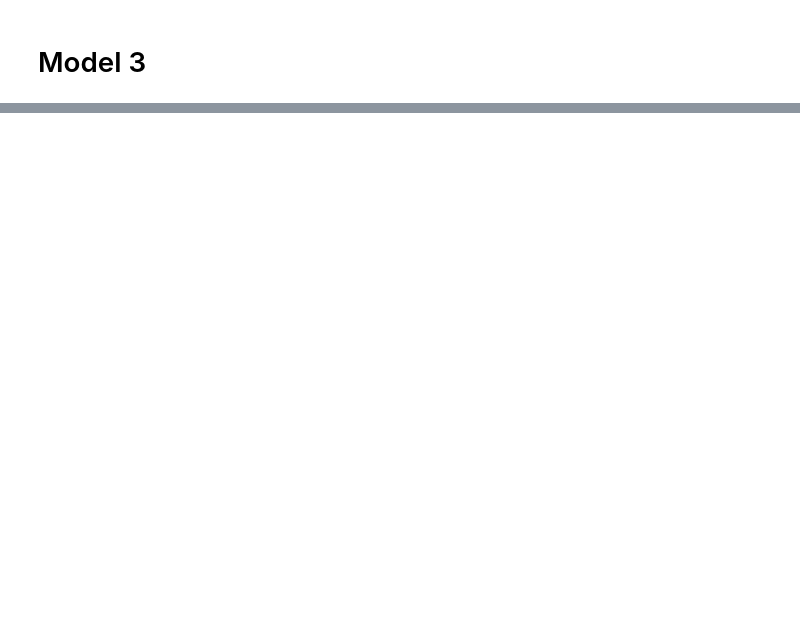
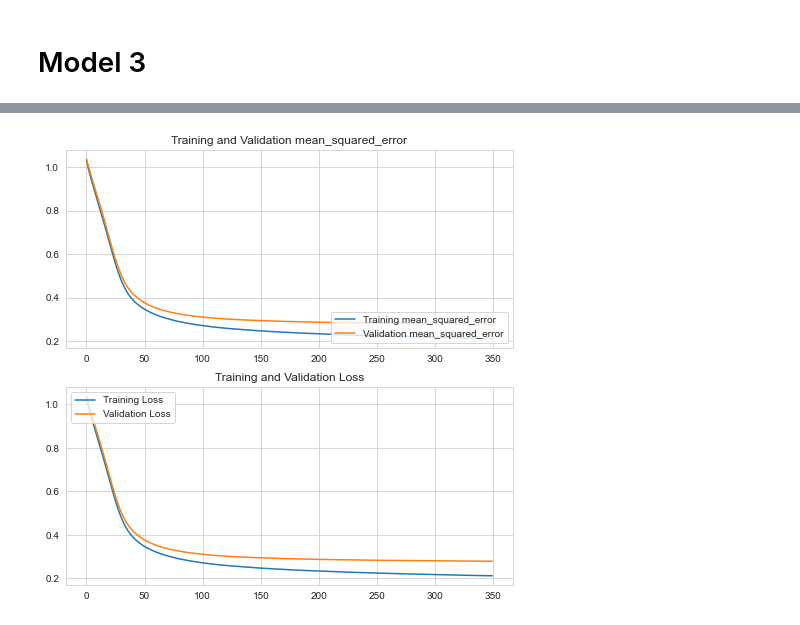
Before and after one commit to mustafaktaas/Python_DeepLearning, a Jupyter notebook: CarPricePredictionANN.ipynb, the cells around one changed output, grey strips where cells are left out. Cells and saved outputs as stored; diff of their text form; code cells hidden in the pictures; blank space fills up the shorter version.

```diff
--- a/CarPricePredictionANN.ipynb
+++ b/CarPricePredictionANN.ipynb
@@ -643,0 +727,28 @@ plot_learning_curves()
+# %%
+import matplotlib.pyplot as plt
+
+
+def plot_learning_curves():
+    mean_squared_error = history3.history["mean_squared_error"]
+    val_mean_squared_error = history3.history["val_mean_squared_error"]
+
+    loss = history3.history['loss']
+    val_loss = history3.history['val_loss']
+
+    plt.figure(figsize=(8, 8))
+    plt.subplot(2, 1, 1)
+    plt.plot(range(350), mean_squared_error, label='Training mean_squared_error')
+    plt.plot(range(350), val_mean_squared_error, label='Validation mean_squared_error')
+    plt.legend(loc='lower right')
+    plt.title('Training and Validation mean_squared_error')
+
+    plt.subplot(2, 1, 2)
+    plt.plot(range(350), loss, label='Training Loss')
+    plt.plot(range(350), val_loss, label='Validation Loss')
+    plt.legend(loc='upper left')
+    plt.title('Training and Validation Loss')
+    plt.show()
+
+plot_learning_curves()
+# %% [output]
+[figure, added]
```
Also changed, not shown: parts of 21 cells of this notebook.
